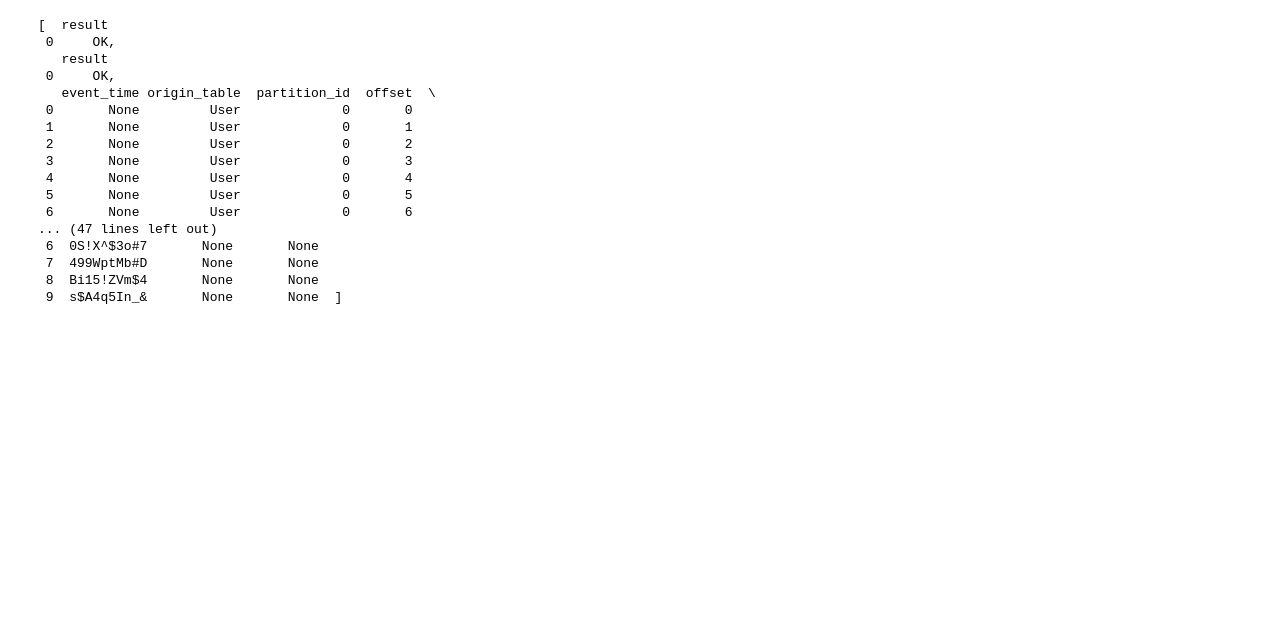
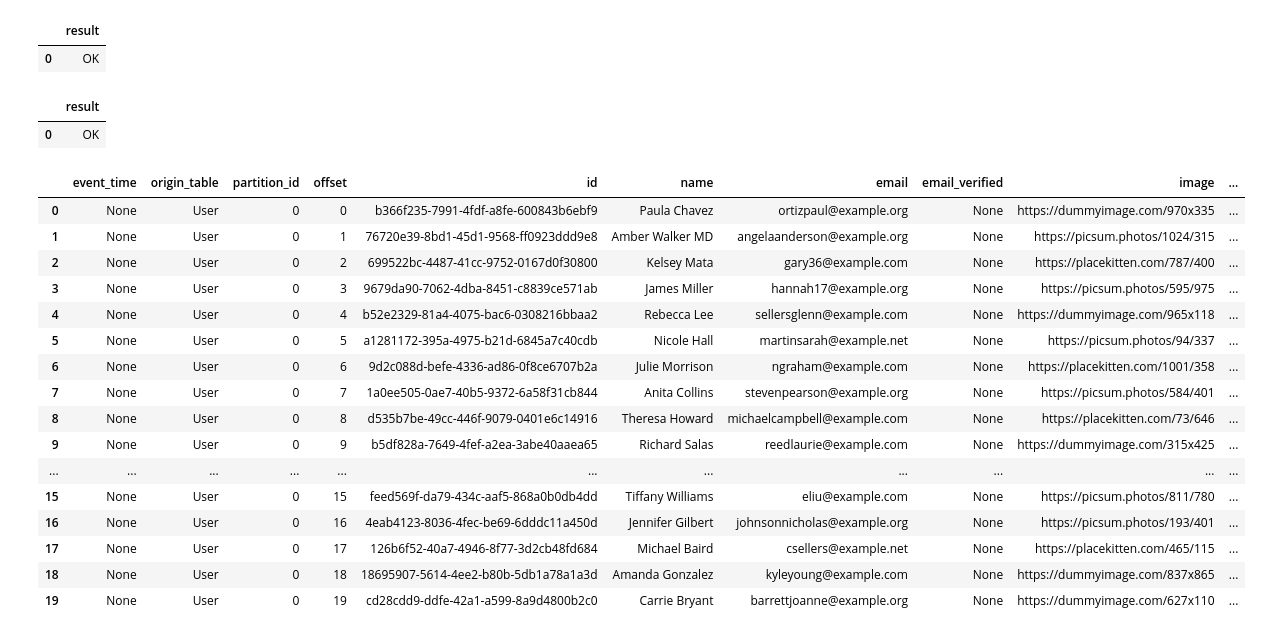
Before and after one commit to resink-ai/resinkit-sdk-python, a Jupyter notebook: sample_notebooks/quick_start.ipynb, the cells around one changed output. Drawn from its saved outputs; the diff is of its cells as text; code cells hidden in the pictures; blank space fills up the shorter version.

```diff
--- a/sample_notebooks/quick_start.ipynb
+++ b/sample_notebooks/quick_start.ipynb
@@ -1,7 +1,10 @@
 # %%
+from flink_gateway_api import Client
 from resinkit import AsyncResinkitClient
 import asyncio
 import logging
+
+from resinkit.flink_session import FlinkSession
 
 # Configure the root logger
 logging.basicConfig(
@@ -14,9 +17,9 @@ logging.getLogger('httpcore.connection').setLevel(logging.INFO)
 
 import nest_asyncio
 nest_asyncio.apply()  # Allow nested event loops
+fg_client = Client(base_url="http://localhost:8083", raise_on_unexpected_status=True)
 
-rc = AsyncResinkitClient(flink_gateway_url="http://localhost:8083")
-res = asyncio.run(rc.query('''
+sql_t0 = '''
 SELECT * FROM (
     VALUES
         (23, 'Alice Liddell', CAST('2024-12-29 10:30:00' AS TIMESTAMP)),
@@ -24,7 +27,9 @@ SELECT * FROM (
         (27, 'Charlie Brown', CAST('2024-12-27 14:15:00' AS TIMESTAMP)),
         (31, 'David Jones', CAST('2024-12-26 16:20:00' AS TIMESTAMP))
 ) AS t(age, name, created_at);
-''', n_row_limit=3))
+'''
 
-res
+with FlinkSession(fg_client) as session:
+    with session.execute(sql_t0).sync() as operation:
+        df = operation.fetch().sync()
 # %% [output]
@@ -52,4 +61,6 @@ res
 # %%
+from resinkit.flink_operation import ResultsFetchOpts
+
 # languange=sql
 sql1 = '''
 CREATE TABLE mydatabase_User (
@@ -79,6 +90,7 @@ CREATE TABLE mydatabase_User (
 sql2 = """ ADD JAR '/opt/flink/lib/flink-sql-connector-kafka-3.3.0-1.19.jar' """
 sql3 = 'select * from mydatabase_User;'
 
-res2 = asyncio.run(rc.query_multiple([sql1, sql2, sql3], n_row_limit=10, max_poll_secs=10))
-res2
+with FlinkSession(fg_client) as session:
+    with session.execute_all([sql1, sql2, sql3]).sync() as operation:
+        dfs = operation.fetch_all(fetch_opts=ResultsFetchOpts())
 # %% [output]
@@ -119,20 +114,30 @@ res2
 # %%
-res2
+dfs[0]
 # %% [output]
-[  result
- 0     OK,
-   result
- 0     OK,
-   event_time origin_table  partition_id  offset  \
- 0       None         User             0       0
- 1       None         User             0       1
- 2       None         User             0       2
- 3       None         User             0       3
- 4       None         User             0       4
- 5       None         User             0       5
- 6       None         User             0       6
-... (47 lines left out)
- 6  0S!X^$3o#7       None       None
- 7  499WptMb#D       None       None
- 8  Bi15!ZVm$4       None       None
- 9  s$A4q5In_&       None       None  ]
+|  | result |
+| 0 | OK |
+# %%
+dfs[1]
+# %% [output]
+|  | result |
+| 0 | OK |
+# %%
+dfs[2]
+# %% [output]
+|  | event_time | origin_table | partition_id | offset | id | name | email | email_verified | image | ... |
+| 0 | None | User | 0 | 0 | b366f235-7991-4fdf-a8fe-600843b6ebf9 | Paula Chavez | ortizpaul@example.org | None | https://dummyimage.com/970x335 | ... |
+| 1 | None | User | 0 | 1 | 76720e39-8bd1-45d1-9568-ff0923ddd9e8 | Amber Walker MD | angelaanderson@example.org | None | https://picsum.photos/1024/315 | ... |
+| 2 | None | User | 0 | 2 | 699522bc-4487-41cc-9752-0167d0f30800 | Kelsey Mata | gary36@example.com | None | https://placekitten.com/787/400 | ... |
+| 3 | None | User | 0 | 3 | 9679da90-7062-4dba-8451-c8839ce571ab | James Miller | hannah17@example.org | None | https://picsum.photos/595/975 | ... |
+| 4 | None | User | 0 | 4 | b52e2329-81a4-4075-bac6-0308216bbaa2 | Rebecca Lee | sellersglenn@example.com | None | https://dummyimage.com/965x118 | ... |
+| 5 | None | User | 0 | 5 | a1281172-395a-4975-b21d-6845a7c40cdb | Nicole Hall | martinsarah@example.net | None | https://picsum.photos/94/337 | ... |
+| 6 | None | User | 0 | 6 | 9d2c088d-befe-4336-ad86-0f8ce6707b2a | Julie Morrison | ngraham@example.com | None | https://placekitten.com/1001/358 | ... |
+| 7 | None | User | 0 | 7 | 1a0ee505-0ae7-40b5-9372-6a58f31cb844 | Anita Collins | stevenpearson@example.org | None | https://picsum.photos/584/401 | ... |
+| 8 | None | User | 0 | 8 | d535b7be-49cc-446f-9079-0401e6c14916 | Theresa Howard | michaelcampbell@example.com | None | https://placekitten.com/73/646 | ... |
+| 9 | None | User | 0 | 9 | b5df828a-7649-4fef-a2ea-3abe40aaea65 | Richard Salas | reedlaurie@example.com | None | https://dummyimage.com/315x425 | ... |
+| ... | ... | ... | ... | ... | ... | ... | ... | ... | ... | ... |
+| 15 | None | User | 0 | 15 | feed569f-da79-434c-aaf5-868a0b0db4dd | Tiffany Williams | eliu@example.com | None | https://picsum.photos/811/780 | ... |
+| 16 | None | User | 0 | 16 | 4eab4123-8036-4fec-be69-6dddc11a450d | Jennifer Gilbert | johnsonnicholas@example.org | None | https://picsum.photos/193/401 | ... |
+| 17 | None | User | 0 | 17 | 126b6f52-40a7-4946-8f77-3d2cb48fd684 | Michael Baird | csellers@example.net | None | https://placekitten.com/465/115 | ... |
+| 18 | None | User | 0 | 18 | 18695907-5614-4ee2-b80b-5db1a78a1a3d | Amanda Gonzalez | kyleyoung@example.com | None | https://dummyimage.com/837x865 | ... |
+| 19 | None | User | 0 | 19 | cd28cdd9-ddfe-42a1-a599-8a9d4800b2c0 | Carrie Bryant | barrettjoanne@example.org | None | https://dummyimage.com/627x110 | ... |
```
Also changed, not shown: parts of 3 cells of this notebook, 7 other files.
